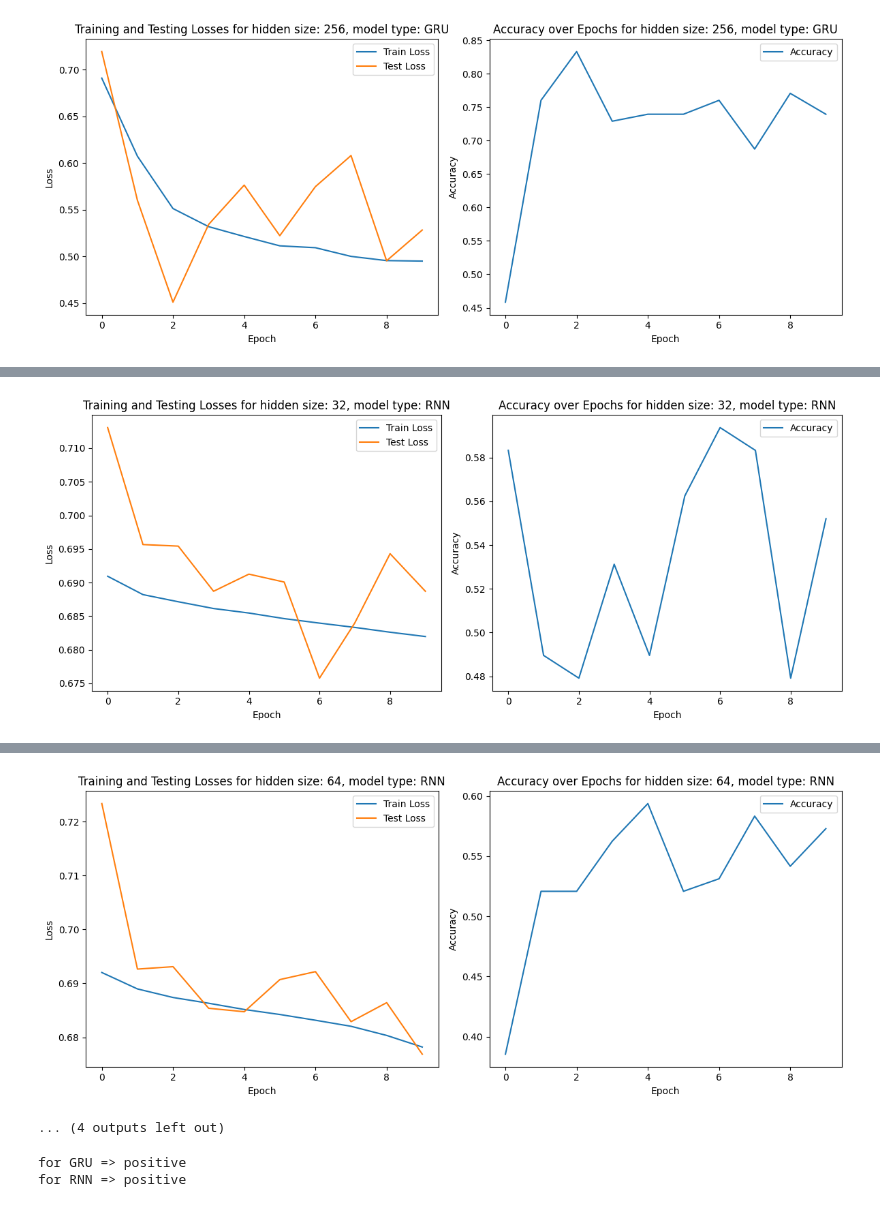
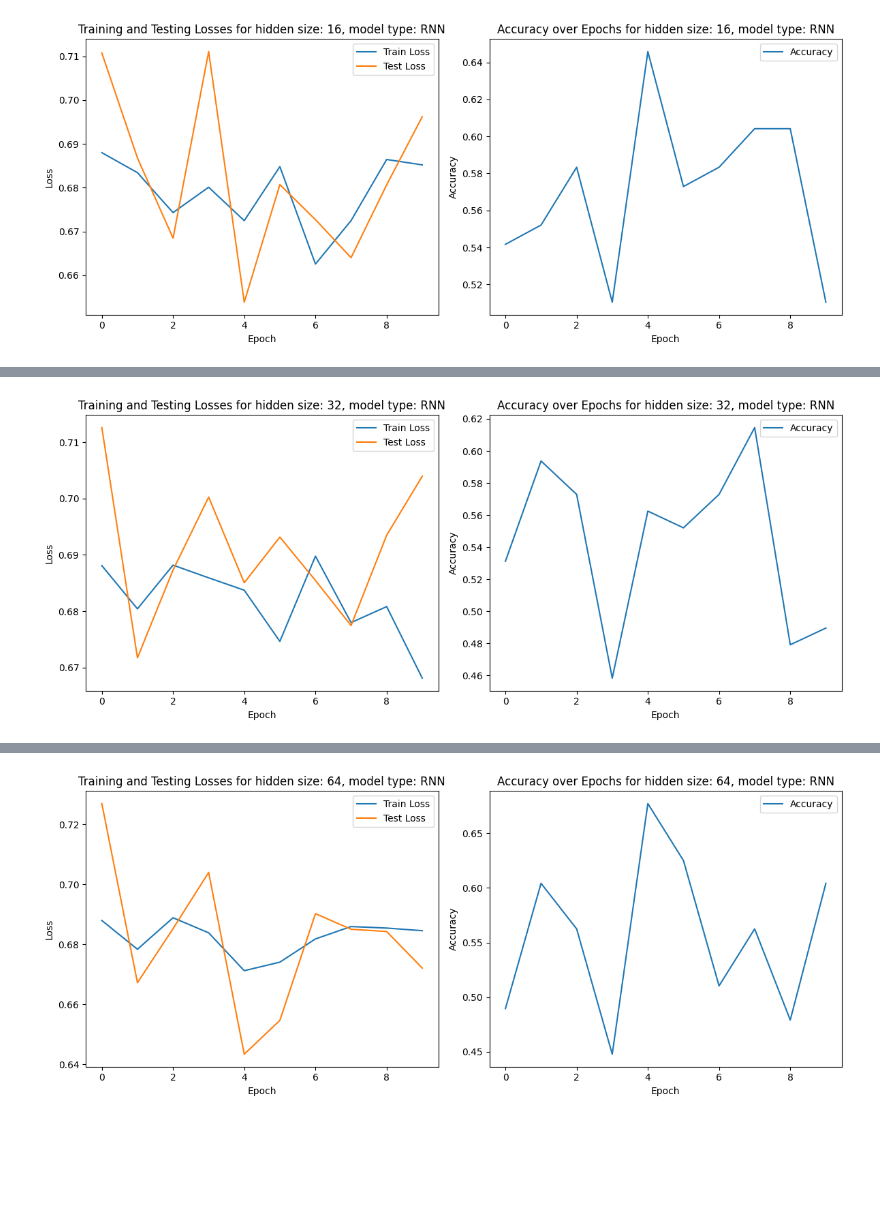
Before and after one commit to orianhuji/deepLearning, a Jupyter notebook: EX3/expirement1.ipynb, the cells around one changed output, grey strips where cells are left out. Drawn from its saved outputs; the diff is of its cells as text; code cells hidden in the pictures; blank space fills up the shorter version.

```diff
--- a/EX3/expirement1.ipynb
+++ b/EX3/expirement1.ipynb
@@ -27,7 +27,7 @@ atten_size = 0          # atten > 0 means using restricted self atten
 
 reload_model = False
 num_epochs = 10
-learning_rate = 0.0001
+learning_rate = 0.001
 test_interval = 300
 
 # Loading sataset, use toy = True for obtaining a smaller dataset
@@ -149,7 +149,7 @@ Torchtext is deprecated and the last released version will be 0.18 (this one). Y
   warnings.warn(torchtext._TORCHTEXT_DEPRECATION_MSG)
 # %%
 for use_RNN in [False, True]:
-    for hidden_size in [32, 64, 128, 256]:
+    for hidden_size in [16, 32, 64]:
         if use_RNN:
             model = ExRNN(input_size, output_size, hidden_size)
         else:
@@ -241,7 +241,6 @@ for use_RNN in [False, True]:
                 if test_iter:
                     accuracy = accuracy_score(torch.argmax(output, dim=1).cpu(), torch.argmax(labels, dim=1).cpu())
                     epoch_accuracies.append(accuracy)
-                    print(f"Accuracy: {accuracy}")
                     print(
                         f"Epoch [{epoch + 1}/{num_epochs}], "
                         f"Step [{itr + 1}/{len(train_dataset)}], "
@@ -255,8 +254,8 @@ for use_RNN in [False, True]:
                         print_review(reviews_text[0], nump_subs[0,:,0], nump_subs[0,:,1], labels[0,0], labels[0,1])
 
                     # saving the model
-                    torch.save(model, model.name() + ".pth")
-
+                    torch.save(model, model.name() + "_" + str(hidden_size) + ".pth")
+            print(f"Accuracy: {sum(epoch_accuracies) / len(epoch_accuracies)}")
             accuracies.append(sum(epoch_accuracies) / len(epoch_accuracies))
             train_losses.append(epoch_train_loss / len(train_dataset))
             test_losses.append(epoch_test_loss / (len(train_dataset) // test_interval))
@@ -356,2 +355,2 @@ Epoch [10/10], Step [900/938], Train Loss: 0.5212, Test Loss: 0.4372
-[figure, old version]
+[figure, new version]
 Using model: RNN
@@ -374,2 +373,2 @@ Epoch [10/10], Step [900/938], Train Loss: 0.6951, Test Loss: 0.7006
-[figure, old version]
+[figure, new version]
 Using model: RNN
@@ -392,27 +391 @@ Epoch [10/10], Step [900/938], Train Loss: 0.6927, Test Loss: 0.6456
-[figure, old version]
+[figure, new version]
-... (4 outputs left out)
-# %%
-from loader import preprocess_review, MAX_LENGTH
-
-review_hard_for_rnn1 = "This movie was bad, starting with the amazing views and ending with a perfect sea view"
-review_hard_for_rnn_rep = preprocess_review(review_hard_for_rnn1).cuda()
-
-for model_type in ['GRU', 'RNN']:
-    model = torch.load(f"{model_type}.pth")
-
-    model.eval()
-
-    with torch.no_grad():
-        hidden_state = model.init_hidden(2)
-
-        for i in range(MAX_LENGTH):
-            output, hidden_state = model(review_hard_for_rnn_rep[:,i,:], hidden_state)  # HIDE
-
-    if model_type == 'RNN':
-        model_pred = "positive" if output[0][0] > output[0][1] else "negative"
-    else:
-        model_pred = "positive" if output[0] > output[1] else "negative"
-    print(f'for {model_type} => {model_pred}')
-# %% [output]
-for GRU => positive
-for RNN => positive
```
Also changed, not shown: parts of 2 cells of this notebook, 18 other files.
